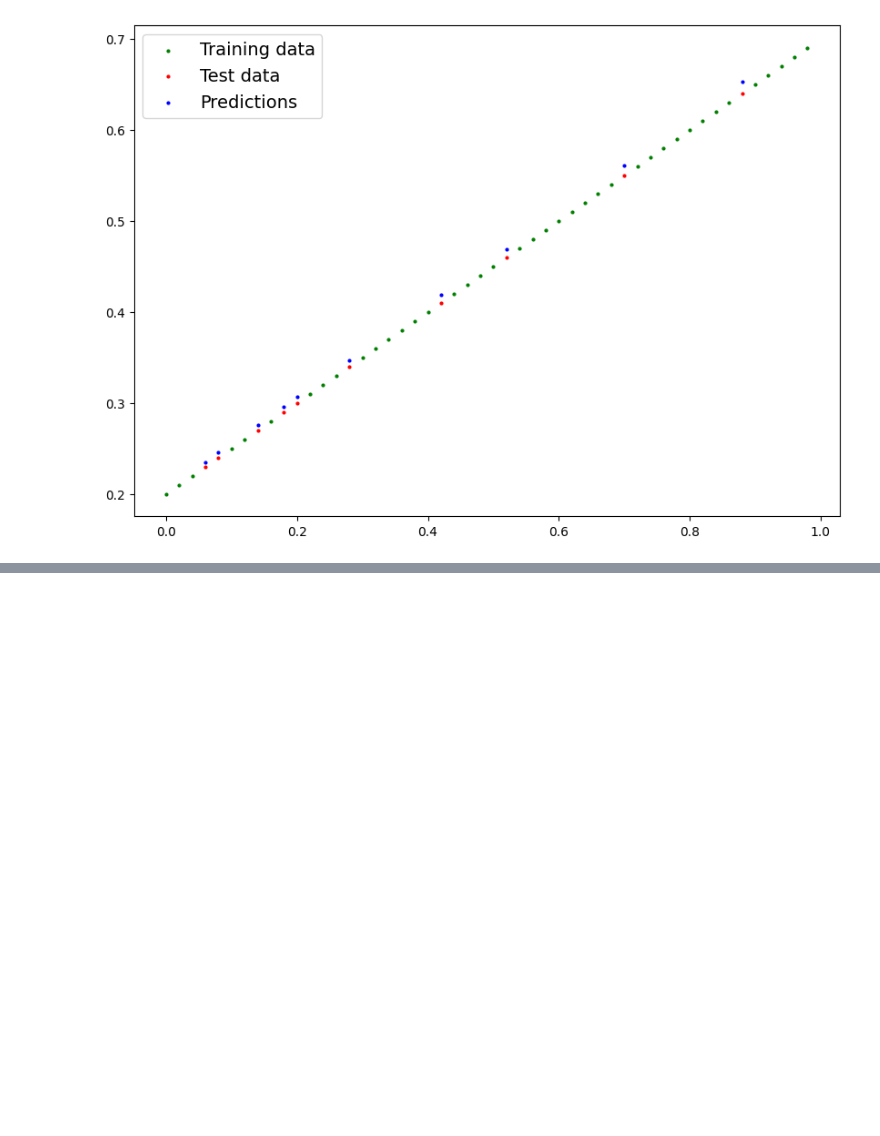
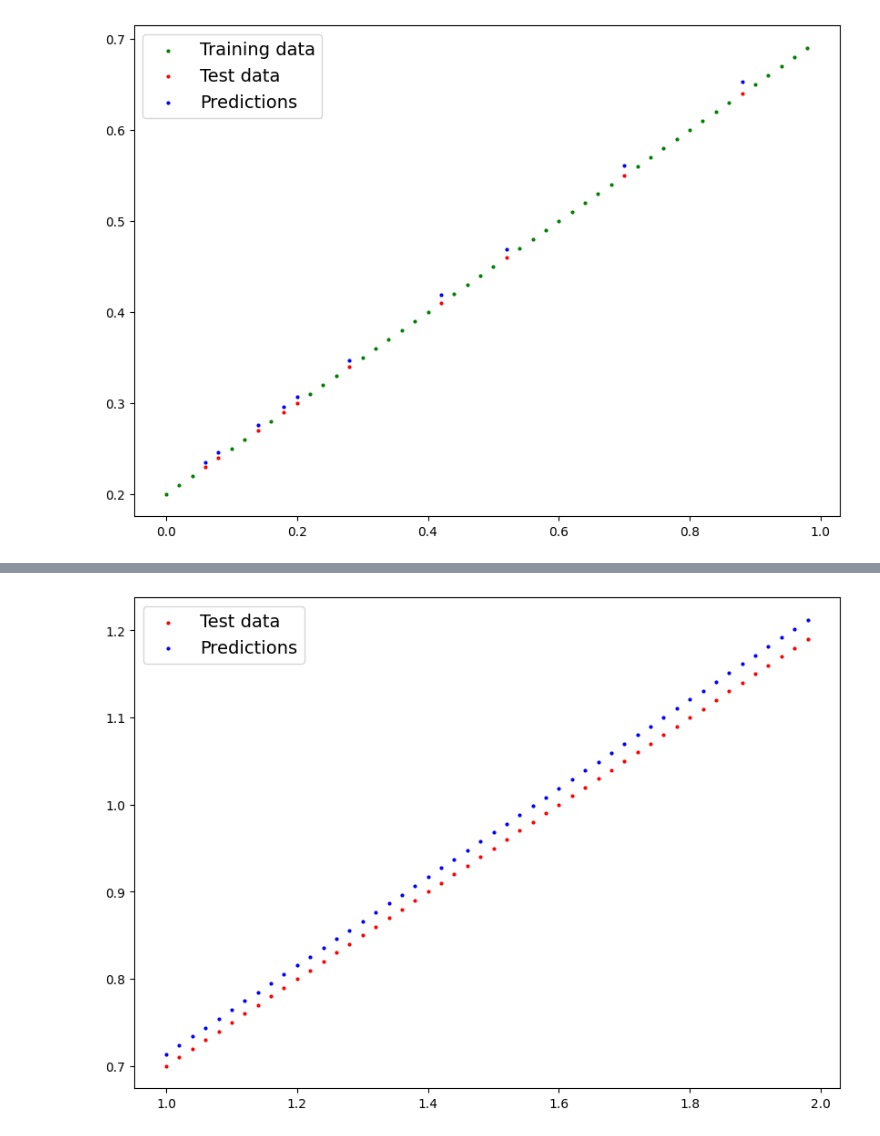
Before and after one commit to ezpie1/pytorch-crash-course, a Jupyter notebook: 02-pytorch-worflow.ipynb, the cells around one changed output, grey strips where cells are left out. Saved outputs shown, nothing was run; the diff lists cells and outputs as text; code cells hidden in the pictures; blank space fills up the shorter version.

```diff
--- a/02-pytorch-worflow.ipynb
+++ b/02-pytorch-worflow.ipynb
@@ -371,0 +391,14 @@ Epoch: 900 | Training loss: 0.009 | Testing loss: 0.004
+# %%
+#@title recreating the model class
+
+class CopyLinear(nn.Module):
+  def __init__(self):
+    super().__init__()
+    self.layer1 = nn.Linear(1, 1)
+
+  def forward(self, x):
+    return self.layer1(x)
+
+# Creating the instence
+modelCopy = CopyLinear()
+modelCopy
@@ -371,0 +409,5 @@ Epoch: 900 | Training loss: 0.009 | Testing loss: 0.004
+# %%
+#@title loading the model
+
+modelCopy.load_state_dict(torch.load('linear.pt'))
+print('model state loaded')
@@ -371,0 +453,7 @@ Epoch: 900 | Training loss: 0.009 | Testing loss: 0.004
+# %%
+with torch.inference_mode():
+  newer_y_preds = modelCopy(X)
+
+new_plot(predictions=newer_y_preds)
+# %% [output]
+[figure, added]
```
Also changed, not shown: parts of 9 cells of this notebook.
